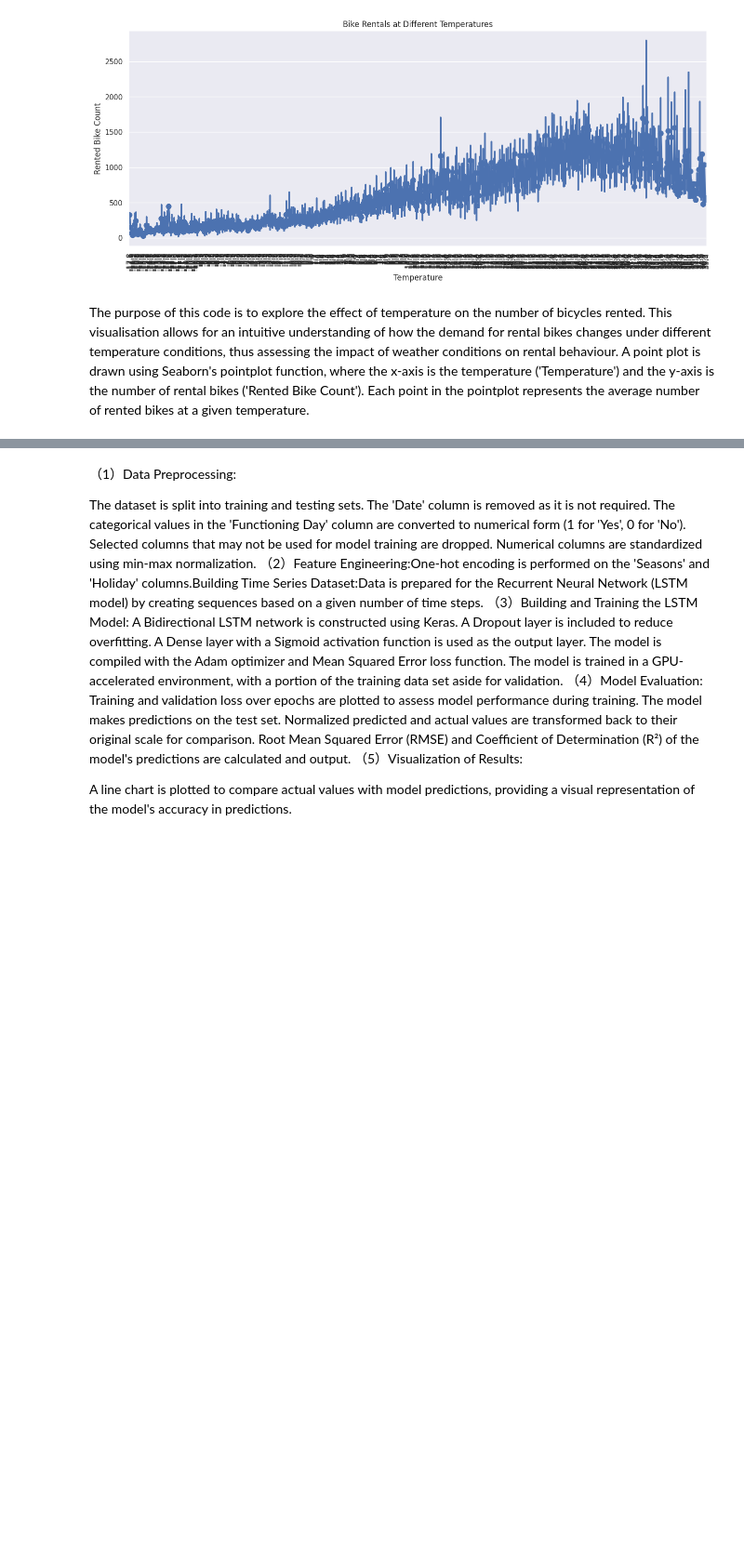
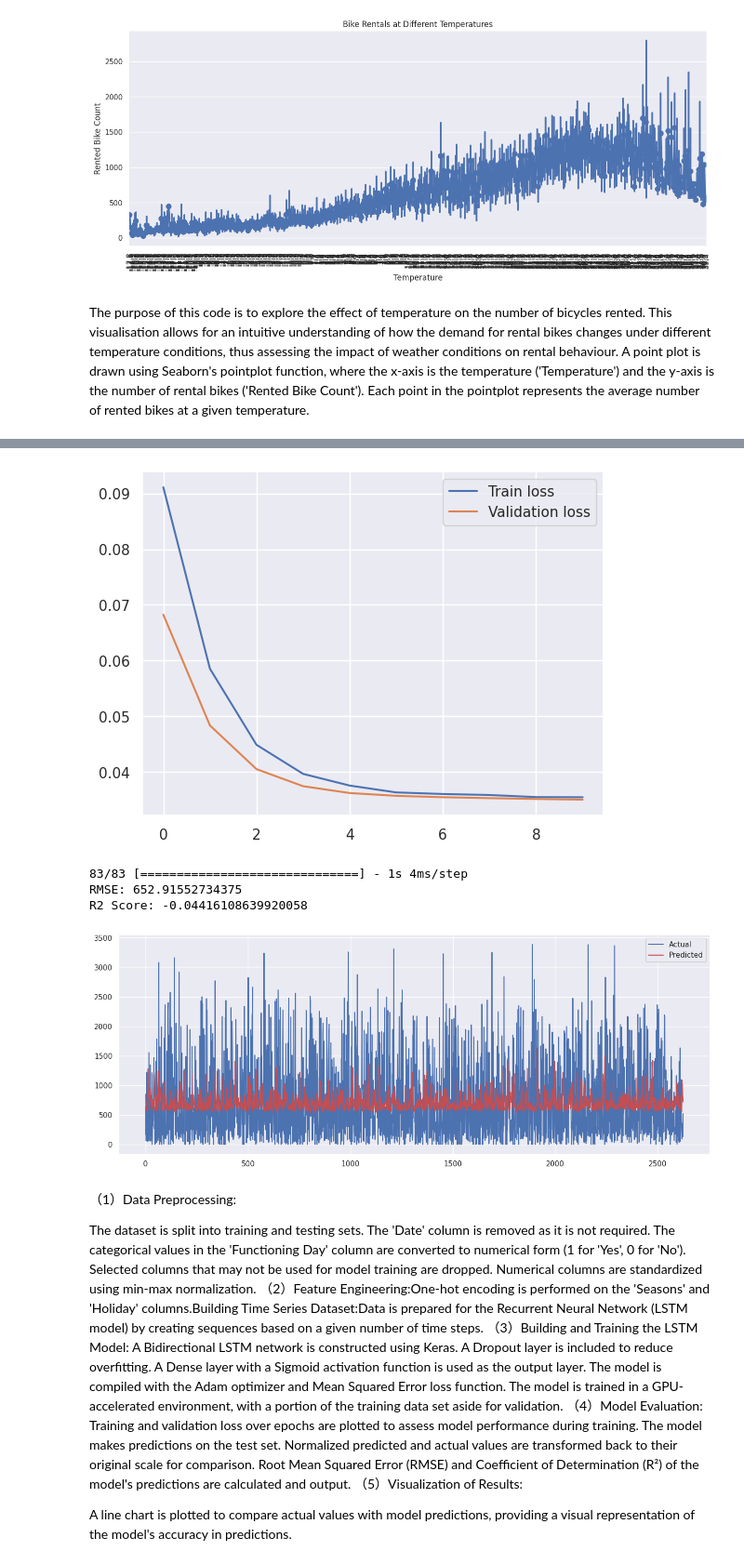
Before and after one commit to yanyan0812/yanyan0812, a Jupyter notebook: Demand_Forecast_for_Bike_Sharing_in_Seoul.ipynb, the cells around one changed output, grey strips where cells are left out. Shown at 93% size. Cells and saved outputs as stored; diff of their text form; code cells hidden in the pictures; blank space fills up the shorter version.

```diff
--- a/Demand_Forecast_for_Bike_Sharing_in_Seoul.ipynb
+++ b/Demand_Forecast_for_Bike_Sharing_in_Seoul.ipynb
@@ -250,6 +258,8 @@ from keras.models import Sequential
 from keras.layers import Dense, Dropout, LSTM, Bidirectional
 from sklearn.metrics import mean_squared_error, r2_score
 import matplotlib.pyplot as plt
+from tensorflow.keras.optimizers import Adam
+
 import tensorflow as tf
 
 # Load the data
@@ -257,7 +267,7 @@ data = pd.read_csv("/content/SeoulBikeData.csv", encoding='latin1')
 
 # Preprocess the data
 # Split the data into training and testing sets
-train, test = train_test_split(data, test_size=0.1, random_state=0)
+train, test = train_test_split(data, test_size=0.3, random_state=0)
 
 # Remove the 'Date' column
 train = train.drop(columns=['Date'])
@@ -309,15 +319,21 @@ model.add(Dropout(0.2))
 model.add(Dense(1, activation="sigmoid"))
 
 # Compile the model with the Adam optimizer and mean squared error loss function
-model.compile(optimizer="adam", loss="mse")
+#model.compile(optimizer="adam", loss="mse")
+
+#Setting the learning rate
+
+custom_optimizer=Adam(learning_rate=0.00001)
+
+model.compile(optimizer=custom_optimizer,loss="mse")
 
 # Train the model with GPU acceleration
 with tf.device('/GPU:0'):
     history = model.fit(
         X_train, y_train,
-        epochs=100,
+        epochs=10,#100
         batch_size=32,
-        validation_split=0.1,
+        validation_split=0.3,
         shuffle=False
     )
 
@@ -345,3 +361,4 @@ plt.plot(y_test_inv.flatten(), label="Actual")
 plt.plot(y_pred_inv.flatten(), label="Predicted", color="r")
 plt.legend()
 plt.show()
+# %% [output]
@@ -348,3 +385,8 @@ plt.show()
+[figure, added]
+83/83 [==============================] - 1s 4ms/step
+RMSE: 652.91552734375
+R2 Score: -0.04416108639920058
+[figure, added]
 # %% [markdown]
 （1）Data Preprocessing:
 
```
Also changed, not shown: parts of 4 cells of this notebook.
